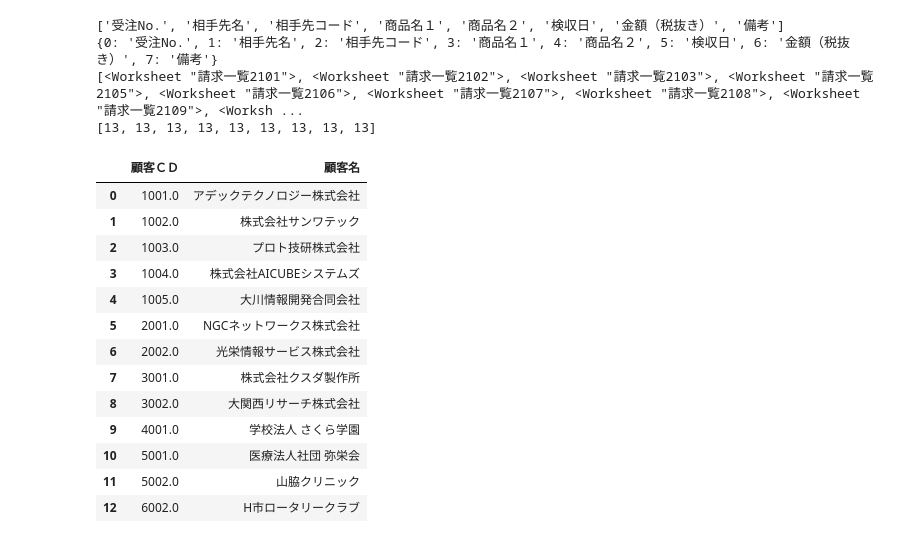
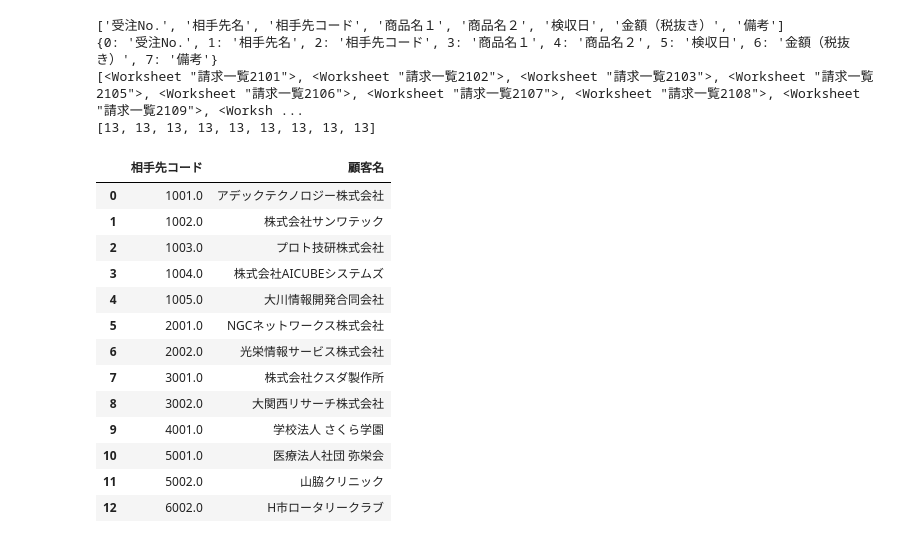
Before and after one commit to Satou-Kazuki/Cloud_Dev_Study, a Jupyter notebook: work/sato-kazuki.ipynb, the cells around one changed output. Cells and saved outputs as stored; diff of their text form; code cells hidden in the pictures.

```diff
--- a/work/sato-kazuki.ipynb
+++ b/work/sato-kazuki.ipynb
@@ -32,35 +32,37 @@ for i,sheet in enumerate(wb2sheet):
 #列名置き換え用辞書型カラムデータ作成
 dic_col = {}
 for i,col in enumerate(col):
     dic_col[i] = col
 
 print(dic_col)
 print(sheet_list)
 print(max_row_list)
 
 #行情報取得関数（取得した行をリストに入れる）
 def get_value_list(t_2d):
     return([[cell.value for cell in row] for row in t_2d])
 
 def get_list_2d(sheet, start_row, end_row, start_col, end_col):
     return get_value_list(sheet.iter_rows(min_row=start_row,
                                           max_row=end_row,
                                           min_col=start_col,
                                           max_col=end_col))
 
+#顧客管理テーブルシートを読み込んでデータフレーム化
 cs = wb2["顧客管理テーブル"]
 cs_list = get_list_2d(cs,3,cs.max_row,1,2)
 
 cs_df = pd.DataFrame(cs_list)
 cs_df = cs_df.dropna(how='all')
-cs_df.columns = ['顧客ＣＤ','顧客名']
+#請求一覧と合体させたいので顧客ＣＤを相手先コードにする
+cs_df.columns = ['相手先コード','顧客名']
 display(cs_df)
 # %% [output]
 ['受注No.', '相手先名', '相手先コード', '商品名１', '商品名２', '検収日', '金額（税抜き）', '備考']
 {0: '受注No.', 1: '相手先名', 2: '相手先コード', 3: '商品名１', 4: '商品名２', 5: '検収日', 6: '金額（税抜き）', 7: '備考'}
 [<Worksheet "請求一覧2101">, <Worksheet "請求一覧2102">, <Worksheet "請求一覧2103">, <Worksheet "請求一覧2105">, <Worksheet "請求一覧2106">, <Worksheet "請求一覧2107">, <Worksheet "請求一覧2108">, <Worksheet "請求一覧2109">, <Worksh ...
 [13, 13, 13, 13, 13, 13, 13, 13, 13]
-|  | 顧客ＣＤ | 顧客名 |
+|  | 相手先コード | 顧客名 |
 | 0 | 1001.0 | アデックテクノロジー株式会社 |
 | 1 | 1002.0 | 株式会社サンワテック |
 | 2 | 1003.0 | プロト技研株式会社 |
```
Also changed, not shown: parts of 1 cell of this notebook.
